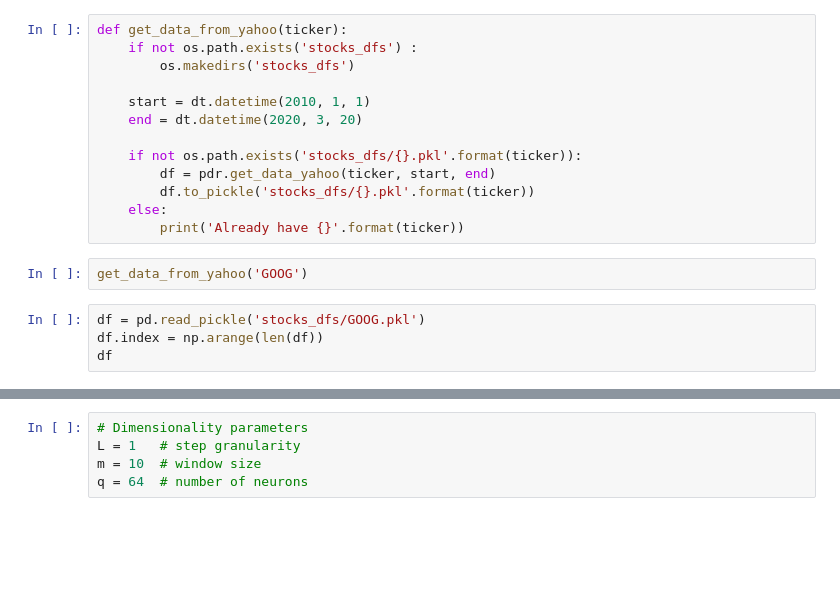
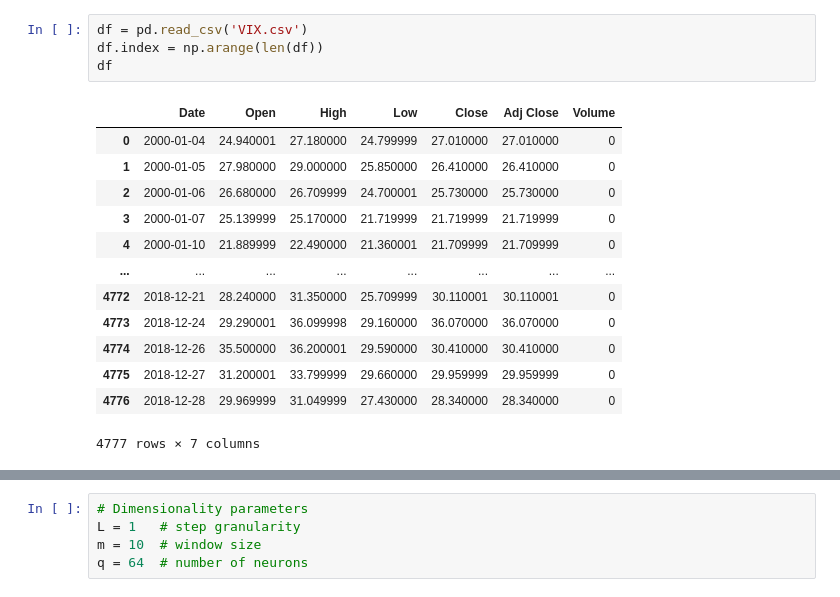
Before and after one commit to gianmarcogenalti/lyap_volatility, a Jupyter notebook: main.ipynb, the cells around one changed output, grey strips where cells are left out. Drawn from its saved outputs; the diff is of its cells as text; blank space fills up the shorter version.

```diff
--- a/main.ipynb
+++ b/main.ipynb
@@ -16,22 +14,21 @@ ModuleNotFoundError: No module named 'pandas_datareader'
-# %%
-def get_data_from_yahoo(ticker):
-    if not os.path.exists('stocks_dfs') :
-        os.makedirs('stocks_dfs')
-
-    start = dt.datetime(2010, 1, 1)
-    end = dt.datetime(2020, 3, 20)
-
-    if not os.path.exists('stocks_dfs/{}.pkl'.format(ticker)):
-        df = pdr.get_data_yahoo(ticker, start, end)
-        df.to_pickle('stocks_dfs/{}.pkl'.format(ticker))
-    else:
-        print('Already have {}'.format(ticker))
-# %%
-get_data_from_yahoo('GOOG')
 # %%
-df = pd.read_pickle('stocks_dfs/GOOG.pkl')
+df = pd.read_csv('VIX.csv')
 df.index = np.arange(len(df))
 df
+# %% [output]
+|  | Date | Open | High | Low | Close | Adj Close | Volume |
+| 0 | 2000-01-04 | 24.940001 | 27.180000 | 24.799999 | 27.010000 | 27.010000 | 0 |
+| 1 | 2000-01-05 | 27.980000 | 29.000000 | 25.850000 | 26.410000 | 26.410000 | 0 |
+| 2 | 2000-01-06 | 26.680000 | 26.709999 | 24.700001 | 25.730000 | 25.730000 | 0 |
+| 3 | 2000-01-07 | 25.139999 | 25.170000 | 21.719999 | 21.719999 | 21.719999 | 0 |
+| 4 | 2000-01-10 | 21.889999 | 22.490000 | 21.360001 | 21.709999 | 21.709999 | 0 |
+| ... | ... | ... | ... | ... | ... | ... | ... |
+| 4772 | 2018-12-21 | 28.240000 | 31.350000 | 25.709999 | 30.110001 | 30.110001 | 0 |
+| 4773 | 2018-12-24 | 29.290001 | 36.099998 | 29.160000 | 36.070000 | 36.070000 | 0 |
+| 4774 | 2018-12-26 | 35.500000 | 36.200001 | 29.590000 | 30.410000 | 30.410000 | 0 |
+| 4775 | 2018-12-27 | 31.200001 | 33.799999 | 29.660000 | 29.959999 | 29.959999 | 0 |
+| 4776 | 2018-12-28 | 29.969999 | 31.049999 | 27.430000 | 28.340000 | 28.340000 | 0 |
+4777 rows × 7 columns
 # %%
 close = df.Close
 plt.plot(close)
```
Also changed, not shown: parts of 8 cells of this notebook, 4 other files.
